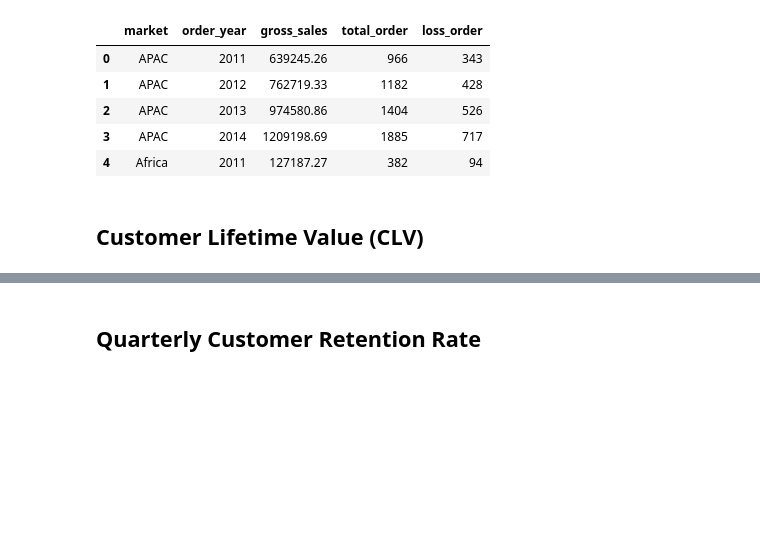
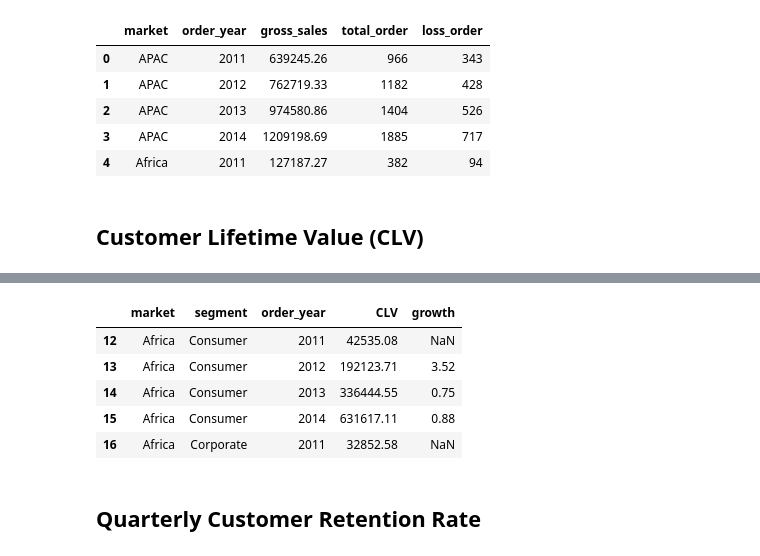
Before and after one commit to annugit1655/Global-Superstore-Project, a Jupyter notebook: notebooks/order-return-sales-analysis.ipynb, the cells around one changed output, grey strips where cells are left out. Drawn from its saved outputs; the diff is of its cells as text; code cells hidden in the pictures; blank space fills up the shorter version.

```diff
--- a/notebooks/order-return-sales-analysis.ipynb
+++ b/notebooks/order-return-sales-analysis.ipynb
@@ -650,3 +711,12 @@ display(summary.head())
+# %%
+result.query("market=='Africa'").head()
+# %% [output]
+|  | market | segment | order_year | CLV | growth |
+| 12 | Africa | Consumer | 2011 | 42535.08 | NaN |
+| 13 | Africa | Consumer | 2012 | 192123.71 | 3.52 |
+| 14 | Africa | Consumer | 2013 | 336444.55 | 0.75 |
+| 15 | Africa | Consumer | 2014 | 631617.11 | 0.88 |
+| 16 | Africa | Corporate | 2011 | 32852.58 | NaN |
 # %% [markdown]
 ## **Quarterly Customer Retention Rate**
 # %%
```
Also changed, not shown: parts of 1 cell of this notebook.
